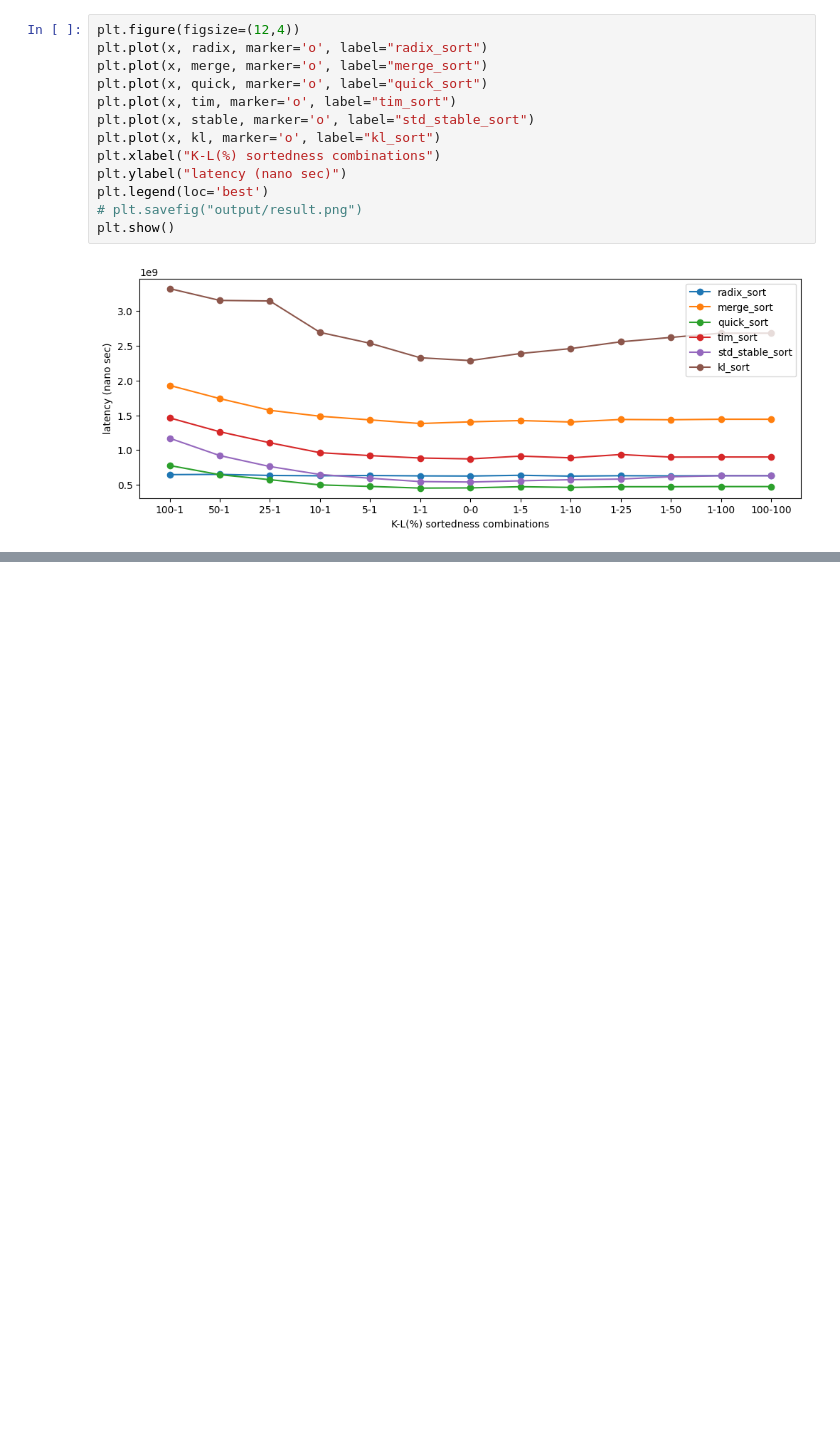
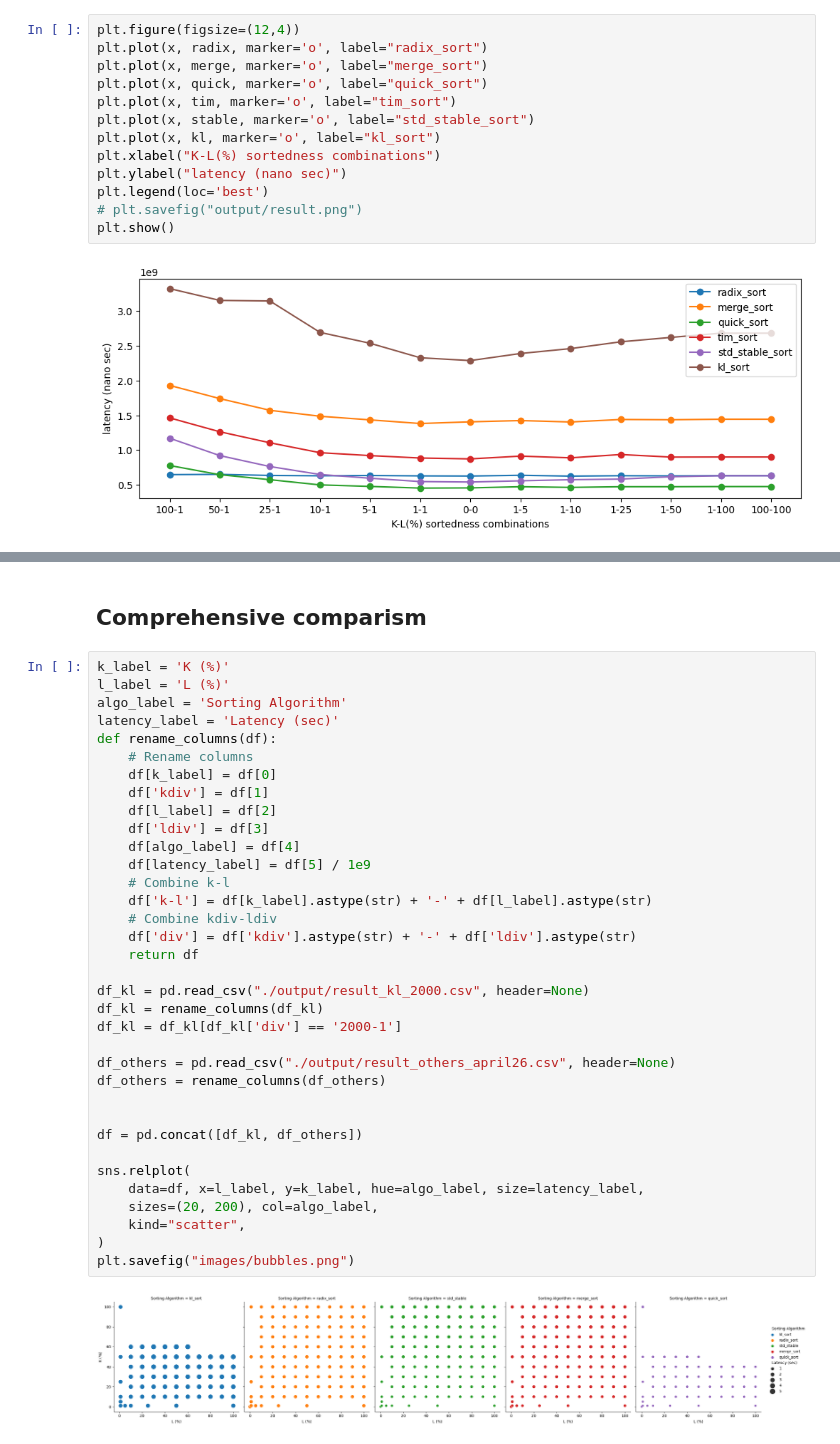
Before and after one commit to lin826/Eval-Sort, a Jupyter notebook: plot.ipynb, the cells around one changed output, grey strips where cells are left out. Cells and saved outputs as stored; diff of their text form; blank space fills up the shorter version.

```diff
--- a/plot.ipynb
+++ b/plot.ipynb
@@ -139,0 +157,39 @@ plt.show()
+# %% [markdown]
+## Comprehensive comparism
+# %%
+k_label = 'K (%)'
+l_label = 'L (%)'
+algo_label = 'Sorting Algorithm'
+latency_label = 'Latency (sec)'
+def rename_columns(df):
+    # Rename columns
+    df[k_label] = df[0]
+    df['kdiv'] = df[1]
+    df[l_label] = df[2]
+    df['ldiv'] = df[3]
+    df[algo_label] = df[4]
+    df[latency_label] = df[5] / 1e9
+    # Combine k-l
+    df['k-l'] = df[k_label].astype(str) + '-' + df[l_label].astype(str)
+    # Combine kdiv-ldiv
+    df['div'] = df['kdiv'].astype(str) + '-' + df['ldiv'].astype(str)
+    return df
+
+df_kl = pd.read_csv("./output/result_kl_2000.csv", header=None)
+df_kl = rename_columns(df_kl)
+df_kl = df_kl[df_kl['div'] == '2000-1']
+
+df_others = pd.read_csv("./output/result_others_april26.csv", header=None)
+df_others = rename_columns(df_others)
+
+
+df = pd.concat([df_kl, df_others])
+
+sns.relplot(
+    data=df, x=l_label, y=k_label, hue=algo_label, size=latency_label,
+    sizes=(20, 200), col=algo_label,
+    kind="scatter",
+)
+plt.savefig("images/bubbles.png")
+# %% [output]
+[figure, added]
```
Also changed, not shown: parts of 12 cells of this notebook, 4 other files.
